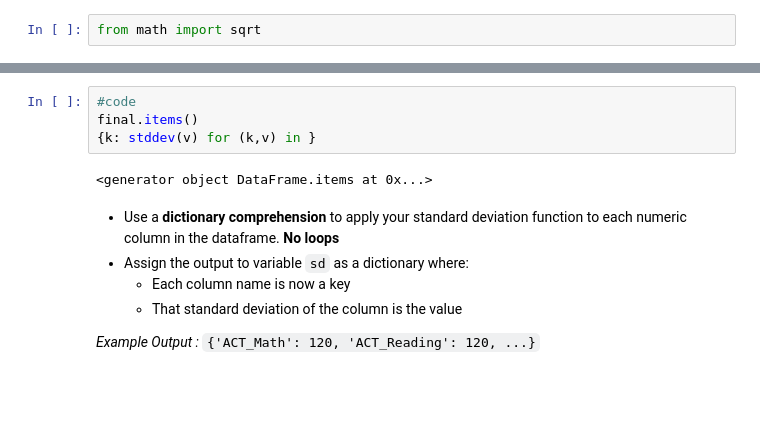
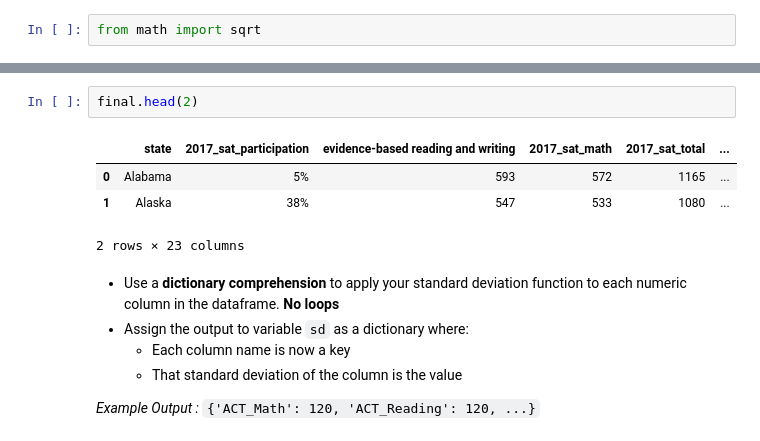
Before and after one commit to amcurley/GA_projects, a Jupyter notebook: Projects/project-1-master/code/Submission-project.ipynb, the cells around one changed output, grey strips where cells are left out. Saved outputs shown, nothing was run; the diff lists cells and outputs as text; blank space fills up the shorter version.

```diff
--- a/Projects/project-1-master/code/Submission-project.ipynb
+++ b/Projects/project-1-master/code/Submission-project.ipynb
@@ -1086,10 +1056,11 @@ Index(['state', '2017_sat_participation',
       dtype='object')
-# %%
-#code
-final.items()
-{k: stddev(v) for (k,v) in }
-# %% [output]
-<generator object DataFrame.items at 0x...>
+# %%
+final.head(2)
+# %% [output]
+|  | state | 2017_sat_participation | evidence-based reading and writing | 2017_sat_math | 2017_sat_total | ... |
+| 0 | Alabama | 5% | 593 | 572 | 1165 | ... |
+| 1 | Alaska | 38% | 547 | 533 | 1080 | ... |
+2 rows × 23 columns
 # %% [markdown]
 - Use a **dictionary comprehension** to apply your standard deviation function to each numeric column in the dataframe.  **No loops**
 - Assign the output to variable `sd` as a dictionary where:
```
Also changed, not shown: parts of 43 cells of this notebook, 15 other files.
